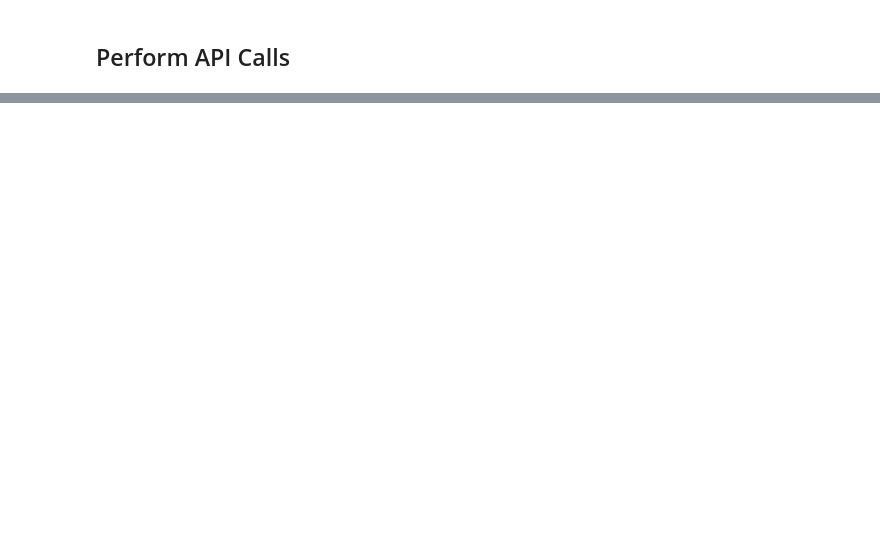
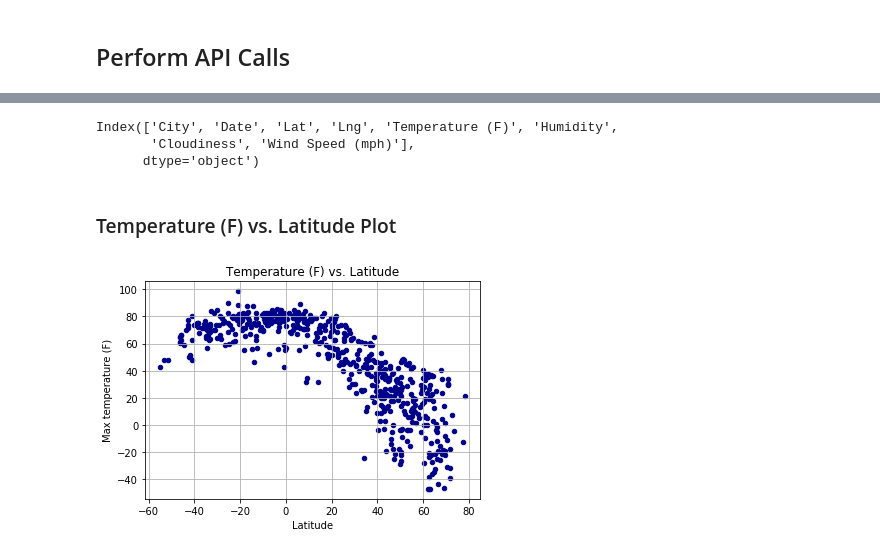
Before and after one commit to yuaher/Python-API-HW, a Jupyter notebook: WeatherPy.ipynb, the cells around one changed output, grey strips where cells are left out. Drawn from its saved outputs; the diff is of its cells as text; code cells hidden in the pictures; blank space fills up the shorter version.

```diff
--- a/WeatherPy.ipynb
+++ b/WeatherPy.ipynb
@@ -46,0 +51,4 @@ len(cities)
+# %%
+#Creating a new data frame from the lists above
+cities_df = pd.DataFrame({"City": cities})
+cities_df.head()
@@ -46,0 +62,13 @@ len(cities)
+# %%
+# Add columns for additional data
+# Hint: Be sure to specify "" as the initial value for each column.
+
+cities_df["Date"] = ""
+cities_df["Lat"] = ""
+cities_df["Lng"] = ""
+cities_df["Temperature (F)"] = ""
+cities_df["Humidity"] = ""
+cities_df["Cloudiness"] = ""
+cities_df["Wind Speed (mph)"] = ""
+
+cities_df.head()
@@ -47,8 +82,2 @@ len(cities)
 # %% [markdown]
 ## Perform API Calls
-# %%
-# OpenWeatherMap API Key
-api_key = api_keys.api_key
-
-# Starting URL for Weather Map API Call
-url = "http://api.openweathermap.org/data/2.5/weather?units=Imperial&APPID=" + api_key
@@ -65,0 +170,10 @@ print(json.dumps(response, indent=4))
+# %%
+#convert objects to numeric
+cities_df["Lat"] = pd.to_numeric(cities_df["Lat"])
+cities_df["Lng"] = pd.to_numeric(cities_df["Lng"])
+cities_df["Temperature (F)"] = pd.to_numeric(cities_df["Temperature (F)"])
+cities_df["Humidity"] = pd.to_numeric(cities_df["Humidity"])
+cities_df["Cloudiness"] = pd.to_numeric(cities_df["Cloudiness"])
+cities_df["Wind Speed (mph)"] = pd.to_numeric(cities_df["Wind Speed (mph)"])
+
+cities_df.dtypes
@@ -65,0 +193,16 @@ print(json.dumps(response, indent=4))
+# %%
+cities_df.columns
+# %% [output]
+Index(['City', 'Date', 'Lat', 'Lng', 'Temperature (F)', 'Humidity',
+       'Cloudiness', 'Wind Speed (mph)'],
+      dtype='object')
+# %% [markdown]
+### Temperature (F) vs. Latitude Plot
+# %%
+cities_df.plot(kind='scatter', x='Lat', y='Temperature (F)', c='DarkBlue')
+plt.title('Temperature (F) vs. Latitude')
+plt.xlabel('Latitude')
+plt.ylabel('Max temperature (F)')
+plt.grid()
+# %% [output]
+[figure, added]
```
Also changed, not shown: parts of 24 cells of this notebook.
